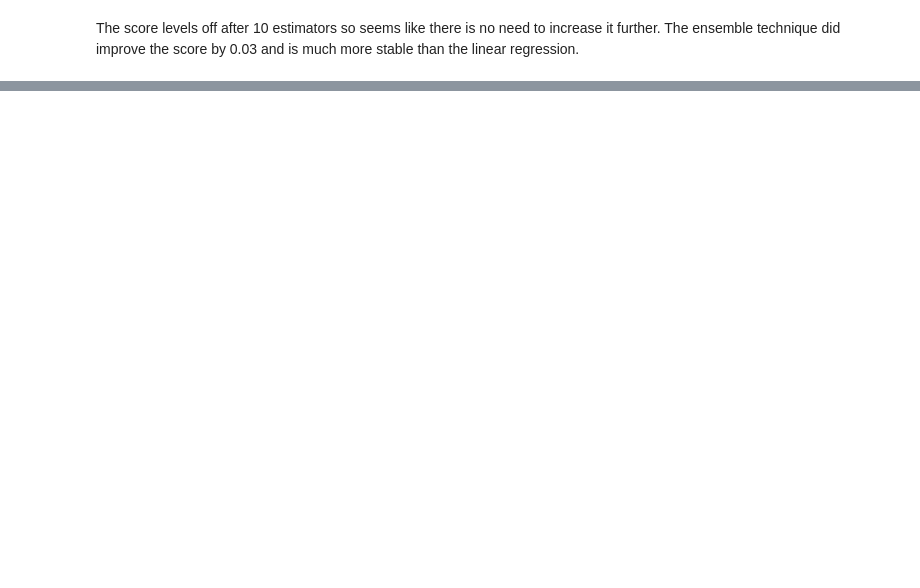
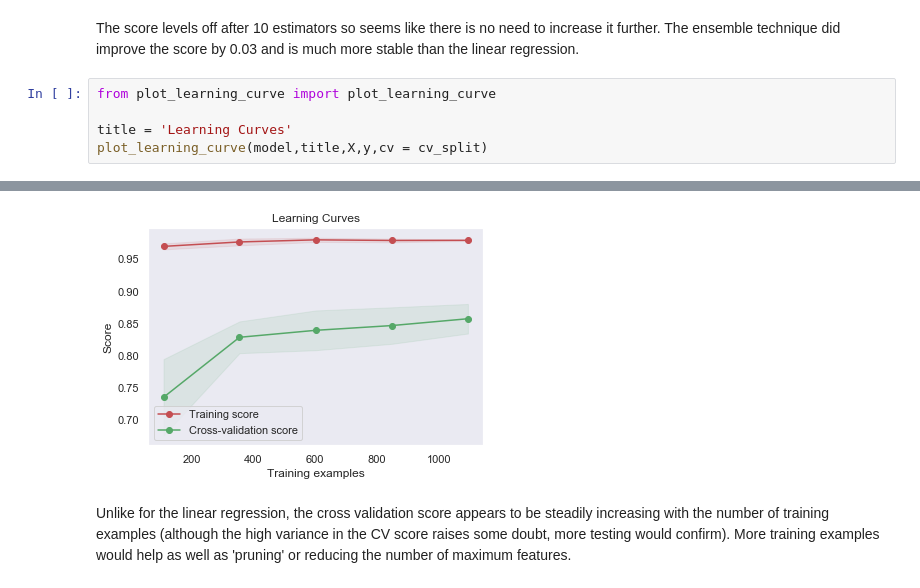
Before and after one commit to mjstern/ga-customer-revenue-prediction, a Jupyter notebook: notebooks/Random-Forest.ipynb, the cells around one changed output, grey strips where cells are left out. Drawn from its saved outputs; the diff is of its cells as text; blank space fills up the shorter version.

```diff
--- a/notebooks/Random-Forest.ipynb
+++ b/notebooks/Random-Forest.ipynb
@@ -53,2 +52,8 @@ Text(0, 0.5, 'Score')
 # %% [markdown]
 The score levels off after 10 estimators so seems like there is no need to increase it further. The ensemble technique did improve the score by 0.03 and is much more stable than the linear regression.
+# %%
+from plot_learning_curve import plot_learning_curve
+
+title = 'Learning Curves'
+plot_learning_curve(model,title,X,y,cv = cv_split)
+# %% [output]
@@ -54,0 +61,3 @@ The score levels off after 10 estimators so seems like there is no need to incre
+[figure, added]
+# %% [markdown]
+Unlike for the linear regression, the cross validation score appears to be steadily increasing with the number of training examples (although the high variance in the CV score raises some doubt, more testing would confirm). More training examples would help as well as 'pruning' or reducing the number of maximum features.
```
Also changed, not shown: parts of 7 cells of this notebook, 3 other files.
